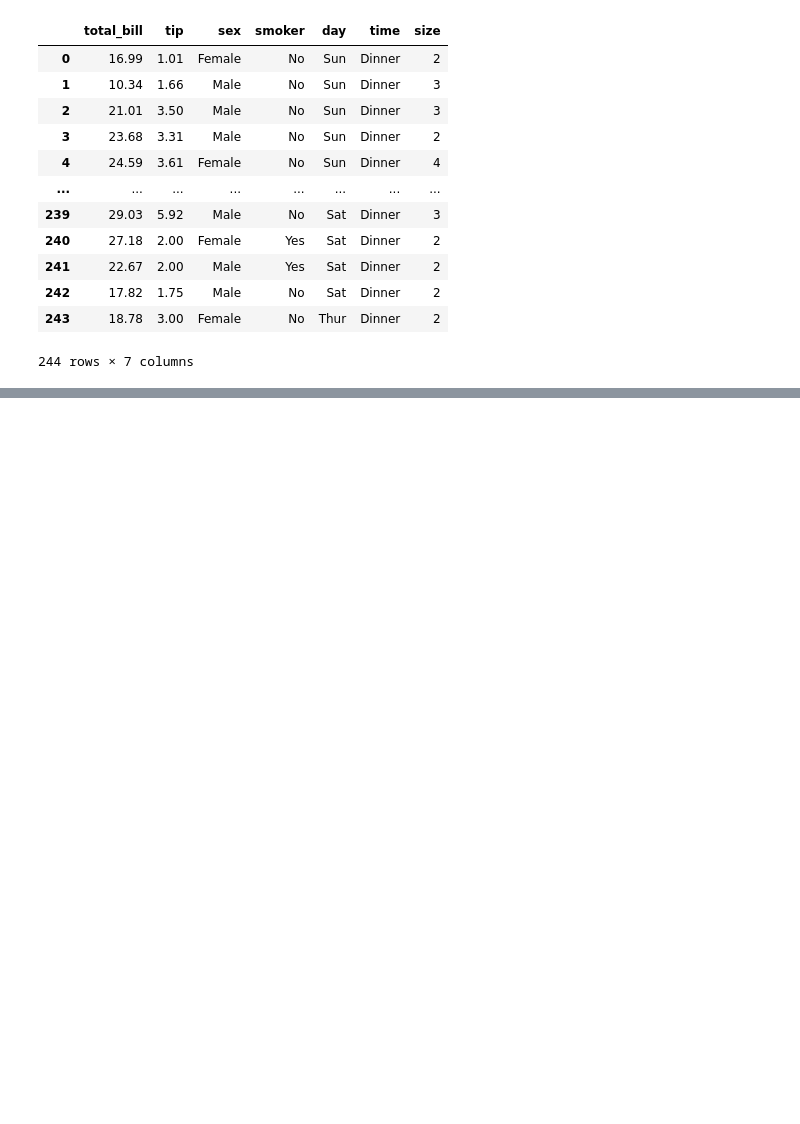
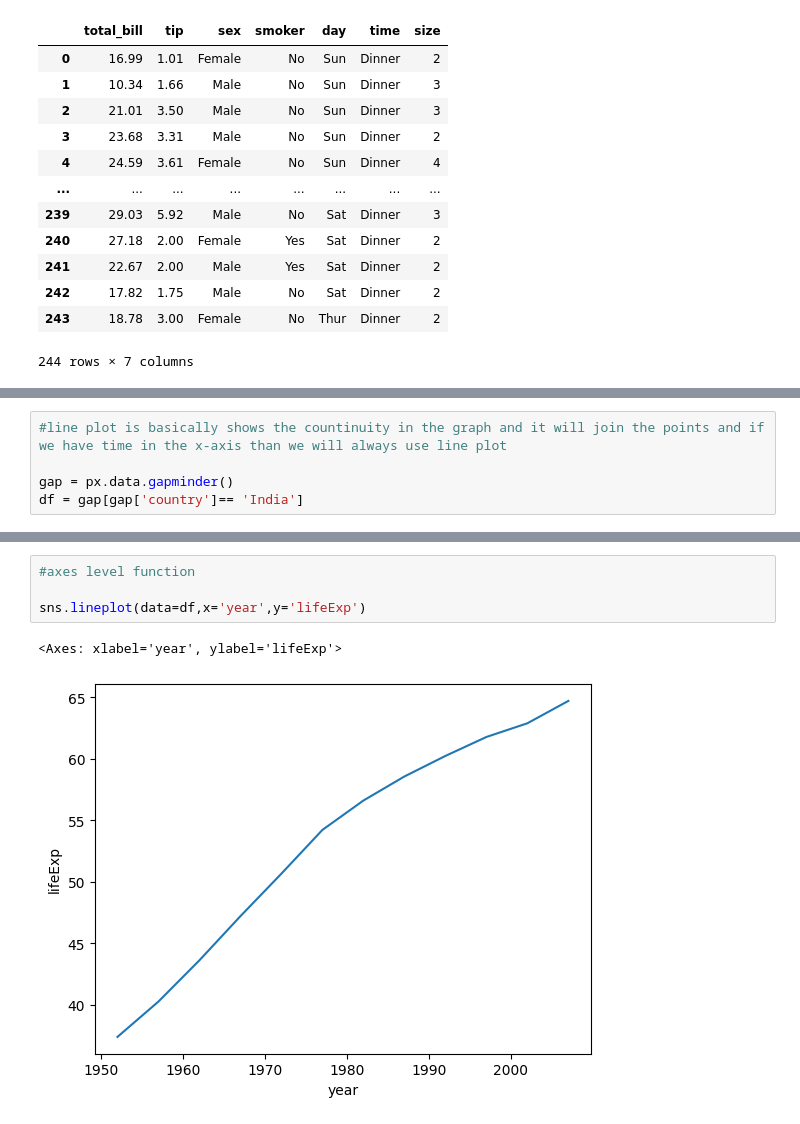
Before and after one commit to Vaidehi1005/MachineLearning, a Jupyter notebook: Seaborn.ipynb, the cells around one changed output, grey strips where cells are left out. Cells and saved outputs as stored; diff of their text form; blank space fills up the shorter version.

```diff
--- a/Seaborn.ipynb
+++ b/Seaborn.ipynb
@@ -64,0 +75,5 @@ sns.scatterplot(x='total_bill', y='tip', data=tips)
+# %%
+#line plot is basically shows the countinuity in the graph and it will join the points and if we have time in the x-axis than we will always use line plot
+
+gap = px.data.gapminder()
+df = gap[gap['country']== 'India']
@@ -64,0 +96,7 @@ sns.scatterplot(x='total_bill', y='tip', data=tips)
+# %%
+#axes level function
+
+sns.lineplot(data=df,x='year',y='lifeExp')
+# %% [output]
+<Axes: xlabel='year', ylabel='lifeExp'>
+[figure, added]
```
Also changed, not shown: parts of 8 cells of this notebook.
